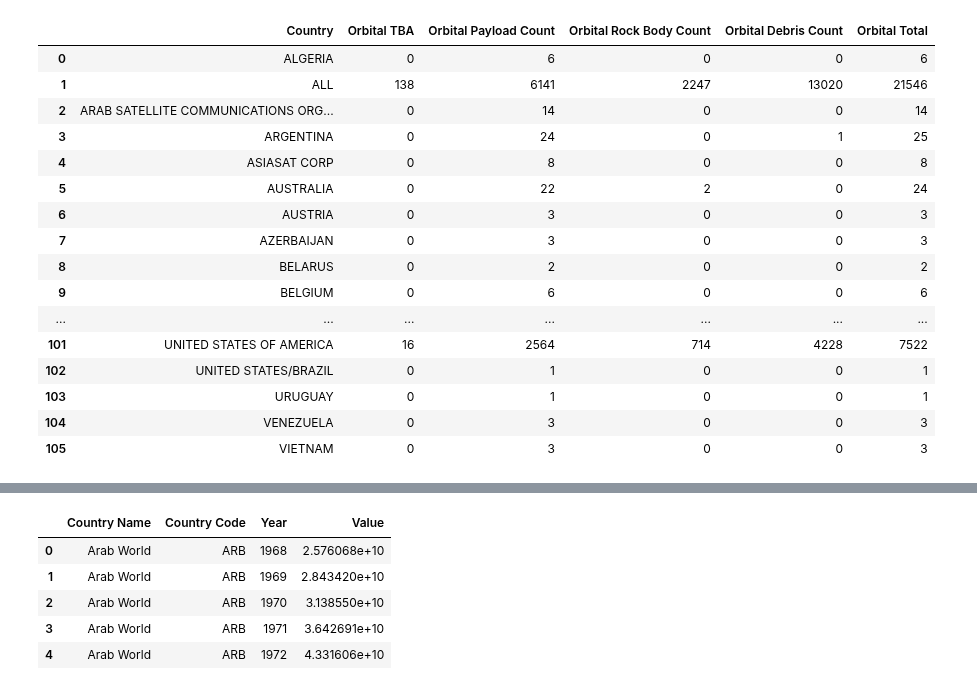
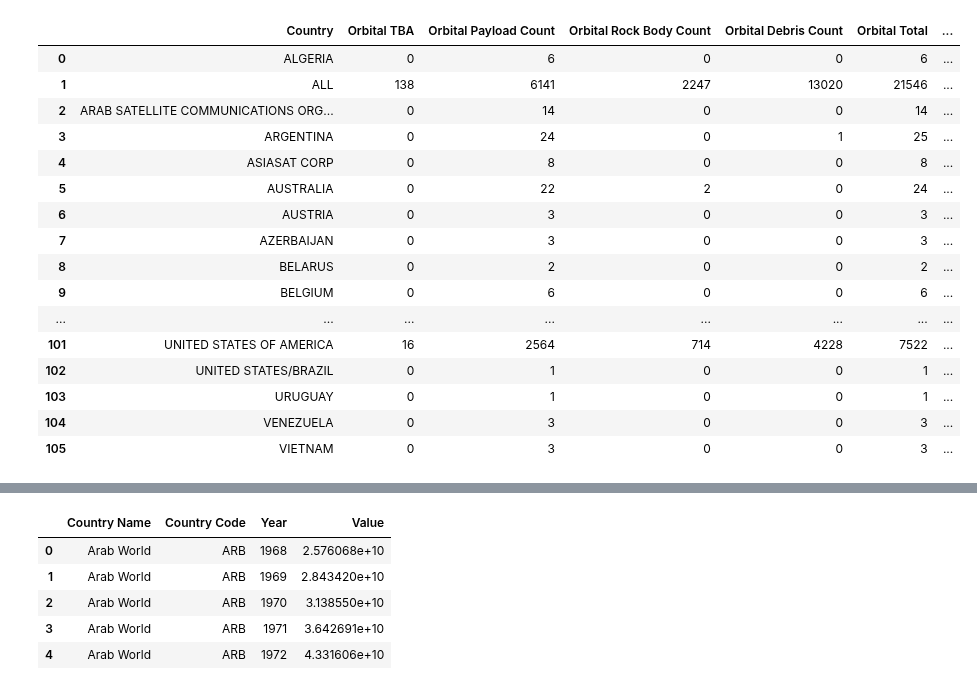
Before and after one commit to doublealogic/armageddon-neo-objects-space-junk, a Jupyter notebook: Data_Retrieval/space_track.ipynb, the cells around one changed output, grey strips where cells are left out. Drawn from its saved outputs; the diff is of its cells as text; code cells hidden in the pictures.

```diff
--- a/Data_Retrieval/space_track.ipynb
+++ b/Data_Retrieval/space_track.ipynb
@@ -18,38 +18,48 @@ boxscore_df.head()
 | 3 | ARGENTINA | ARGN | 0 | 24 | 0 | 1 | ... |
 | 4 | ASIASAT CORP | AC | 0 | 8 | 0 | 0 | ... |
 # %%
-country_orb = boxscore_df["COUNTRY"]
+country = boxscore_df["COUNTRY"]
 orb_tba = boxscore_df["ORBITAL_TBA"]
 orb_payload = boxscore_df["ORBITAL_PAYLOAD_COUNT"]
 orb_rocket = boxscore_df["ORBITAL_ROCKET_BODY_COUNT"]
 orb_debris = boxscore_df["ORBITAL_DEBRIS_COUNT"]
 orb_total = boxscore_df["ORBITAL_TOTAL_COUNT"]
+decayed_payload = boxscore_df["DECAYED_PAYLOAD_COUNT"]
+decayed_rocket_bod= boxscore_df["DECAYED_ROCKET_BODY_COUNT"]
+decayed_debris = boxscore_df["DECAYED_DEBRIS_COUNT"]
+decayed_total = boxscore_df["DECAYED_TOTAL_COUNT"]
+total = boxscore_df["COUNTRY_TOTAL"]
 
-
-orbital_df = pd.DataFrame({"Country": country_orb,
+orb_dec_df = pd.DataFrame({"Country": country,
                            "Orbital TBA": orb_tba,
                            "Orbital Payload Count": orb_payload,
                            "Orbital Rock Body Count": orb_rocket,
                            "Orbital Debris Count": orb_debris,
-                           "Orbital Total":orb_total})
-orbital_styled = orbital_df.style.set_properties(**{'text-align': 'left'})
+                           "Orbital Total":orb_total,
+                           "Decayed Payload": decayed_payload,
+                           "Decayed Rocket Body Count": decayed_rocket_bod,
+                           "Decayed Debris Count" : decayed_debris,
+                           "Decayed Total" : decayed_total,
+                           "Total": total})
+
+orbital_styled = orb_dec_df.style.set_properties(**{'text-align': 'left'})
 orbital_styled.set_table_styles([dict(selector='th', props=[('text-align', 'left')])])
 orbital_styled
 # %% [output]
-|  | Country | Orbital TBA | Orbital Payload Count | Orbital Rock Body Count | Orbital Debris Count | Orbital Total |
-| 0 | ALGERIA | 0 | 6 | 0 | 0 | 6 |
-| 1 | ALL | 138 | 6141 | 2247 | 13020 | 21546 |
-| 2 | ARAB SATELLITE COMMUNICATIONS ORG... | 0 | 14 | 0 | 0 | 14 |
-| 3 | ARGENTINA | 0 | 24 | 0 | 1 | 25 |
-| 4 | ASIASAT CORP | 0 | 8 | 0 | 0 | 8 |
-| 5 | AUSTRALIA | 0 | 22 | 2 | 0 | 24 |
-| 6 | AUSTRIA | 0 | 3 | 0 | 0 | 3 |
-| 7 | AZERBAIJAN | 0 | 3 | 0 | 0 | 3 |
-| 8 | BELARUS | 0 | 2 | 0 | 0 | 2 |
-| 9 | BELGIUM | 0 | 6 | 0 | 0 | 6 |
-| ... | ... | ... | ... | ... | ... | ... |
-| 101 | UNITED STATES OF AMERICA | 16 | 2564 | 714 | 4228 | 7522 |
-| 102 | UNITED STATES/BRAZIL | 0 | 1 | 0 | 0 | 1 |
-| 103 | URUGUAY | 0 | 1 | 0 | 0 | 1 |
-| 104 | VENEZUELA | 0 | 3 | 0 | 0 | 3 |
-| 105 | VIETNAM | 0 | 3 | 0 | 0 | 3 |
+|  | Country | Orbital TBA | Orbital Payload Count | Orbital Rock Body Count | Orbital Debris Count | Orbital Total | ... |
+| 0 | ALGERIA | 0 | 6 | 0 | 0 | 6 | ... |
+| 1 | ALL | 138 | 6141 | 2247 | 13020 | 21546 | ... |
+| 2 | ARAB SATELLITE COMMUNICATIONS ORG... | 0 | 14 | 0 | 0 | 14 | ... |
+| 3 | ARGENTINA | 0 | 24 | 0 | 1 | 25 | ... |
+| 4 | ASIASAT CORP | 0 | 8 | 0 | 0 | 8 | ... |
+| 5 | AUSTRALIA | 0 | 22 | 2 | 0 | 24 | ... |
+| 6 | AUSTRIA | 0 | 3 | 0 | 0 | 3 | ... |
+| 7 | AZERBAIJAN | 0 | 3 | 0 | 0 | 3 | ... |
+| 8 | BELARUS | 0 | 2 | 0 | 0 | 2 | ... |
+| 9 | BELGIUM | 0 | 6 | 0 | 0 | 6 | ... |
+| ... | ... | ... | ... | ... | ... | ... | ... |
+| 101 | UNITED STATES OF AMERICA | 16 | 2564 | 714 | 4228 | 7522 | ... |
+| 102 | UNITED STATES/BRAZIL | 0 | 1 | 0 | 0 | 1 | ... |
+| 103 | URUGUAY | 0 | 1 | 0 | 0 | 1 | ... |
+| 104 | VENEZUELA | 0 | 3 | 0 | 0 | 3 | ... |
+| 105 | VIETNAM | 0 | 3 | 0 | 0 | 3 | ... |
```
Also changed, not shown: parts of 2 cells of this notebook.
